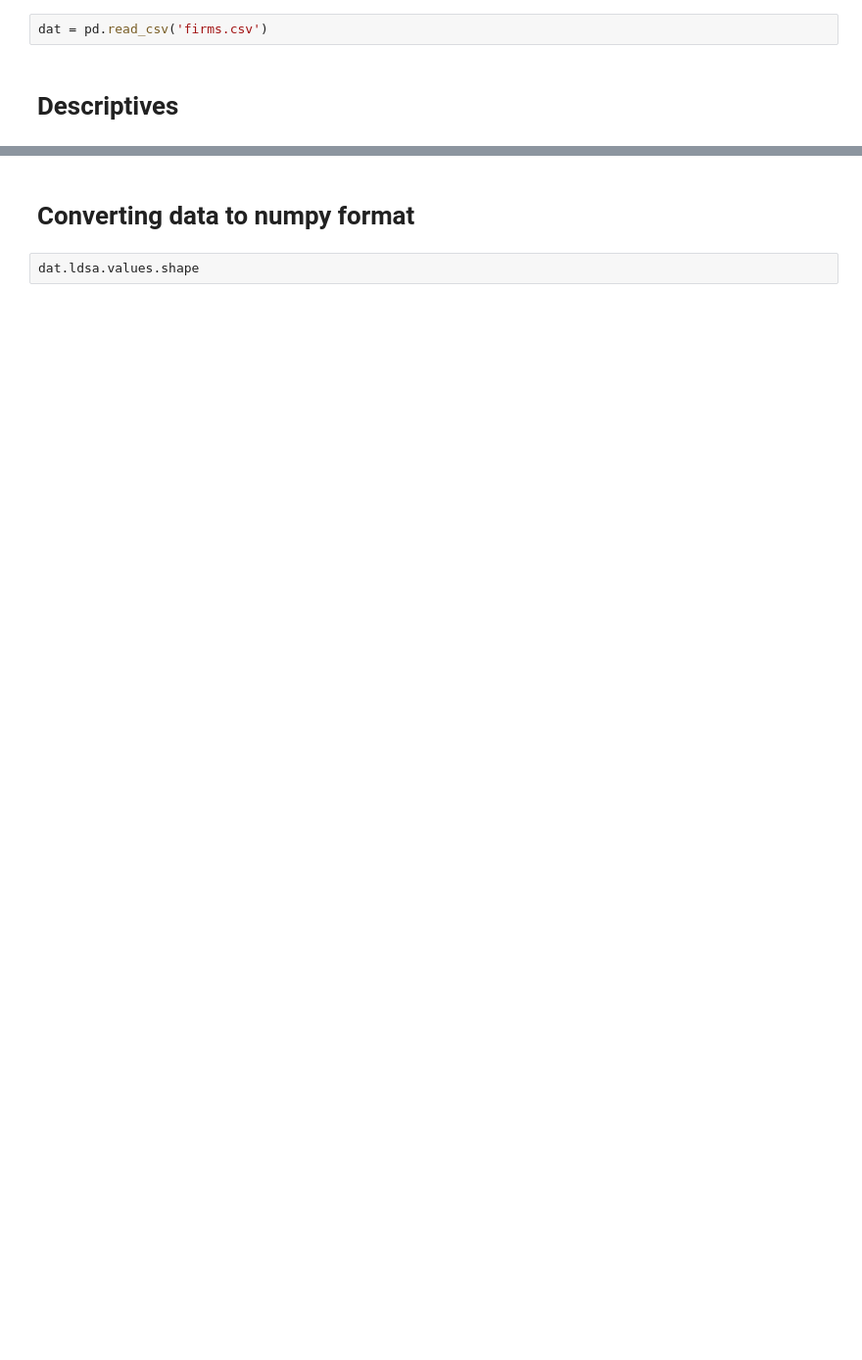
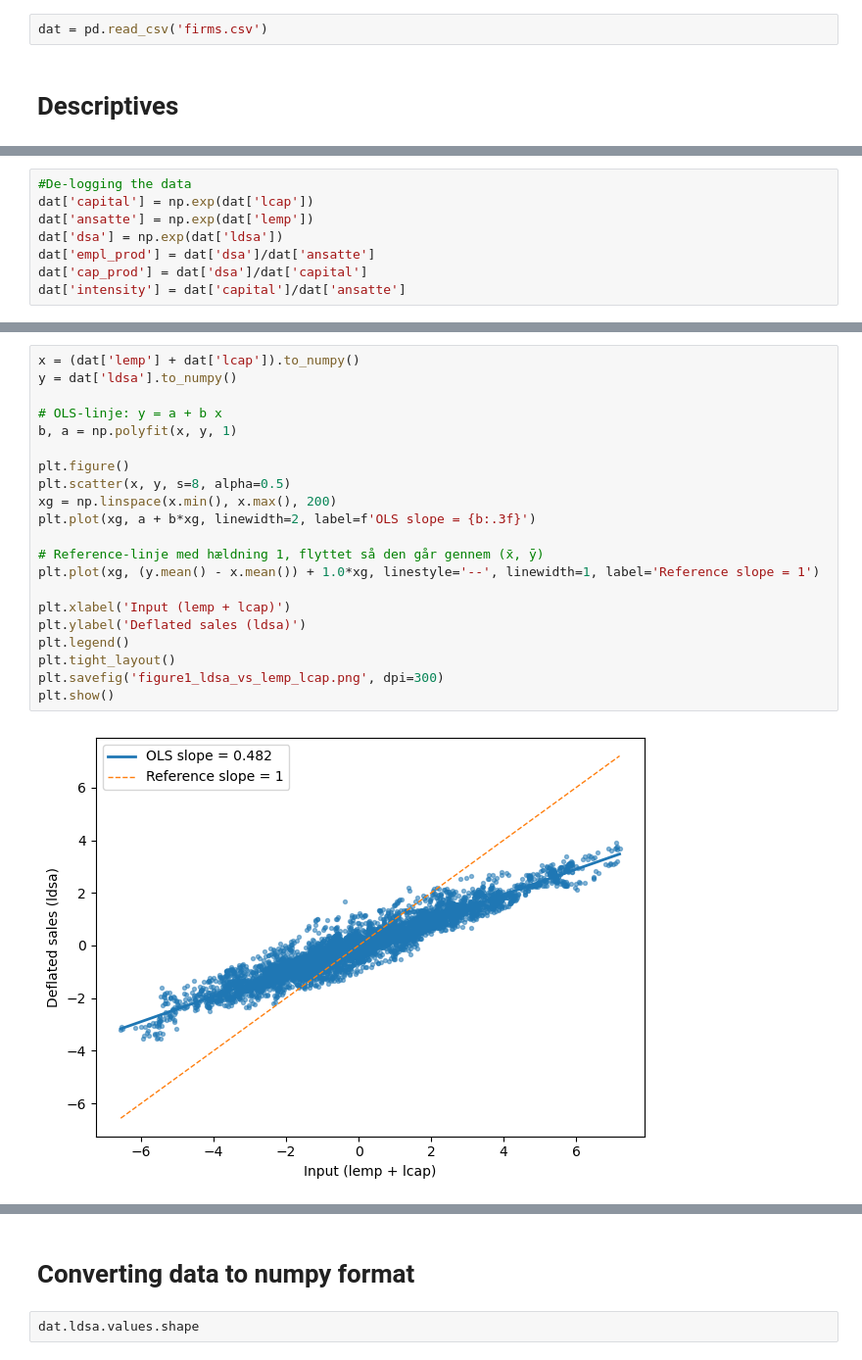
Before and after one commit to anl1313/AME_2025, a Jupyter notebook: Assignments/read (1).ipynb, the cells around one changed output, grey strips where cells are left out. Shown at 98% size. Cells and saved outputs as stored; diff of their text form; blank space fills up the shorter version.

```diff
--- a/Assignments/read (1).ipynb
+++ b/Assignments/read (1).ipynb
@@ -75,0 +30,8 @@ print(latex)
+# %%
+#De-logging the data
+dat['capital'] = np.exp(dat['lcap'])
+dat['ansatte'] = np.exp(dat['lemp'])
+dat['dsa'] = np.exp(dat['ldsa'])
+dat['empl_prod'] = dat['dsa']/dat['ansatte']
+dat['cap_prod'] = dat['dsa']/dat['capital']
+dat['intensity'] = dat['capital']/dat['ansatte']
@@ -76,3 +92,26 @@ print(latex)
+# %%
+x = (dat['lemp'] + dat['lcap']).to_numpy()
+y = dat['ldsa'].to_numpy()
+
+# OLS-linje: y = a + b x
+b, a = np.polyfit(x, y, 1)
+
+plt.figure()
+plt.scatter(x, y, s=8, alpha=0.5)
+xg = np.linspace(x.min(), x.max(), 200)
+plt.plot(xg, a + b*xg, linewidth=2, label=f'OLS slope = {b:.3f}')
+
+# Reference-linje med hældning 1, flyttet så den går gennem (x̄, ȳ)
+plt.plot(xg, (y.mean() - x.mean()) + 1.0*xg, linestyle='--', linewidth=1, label='Reference slope = 1')
+
+plt.xlabel('Input (lemp + lcap)')
+plt.ylabel('Deflated sales (ldsa)')
+plt.legend()
+plt.tight_layout()
+plt.savefig('figure1_ldsa_vs_lemp_lcap.png', dpi=300)
+plt.show()
+# %% [output]
+[figure, added]
 # %%
 blue = "#5aa9e6"  # lys blå
 
```
Also changed, not shown: parts of 19 cells of this notebook, 2 other files.
